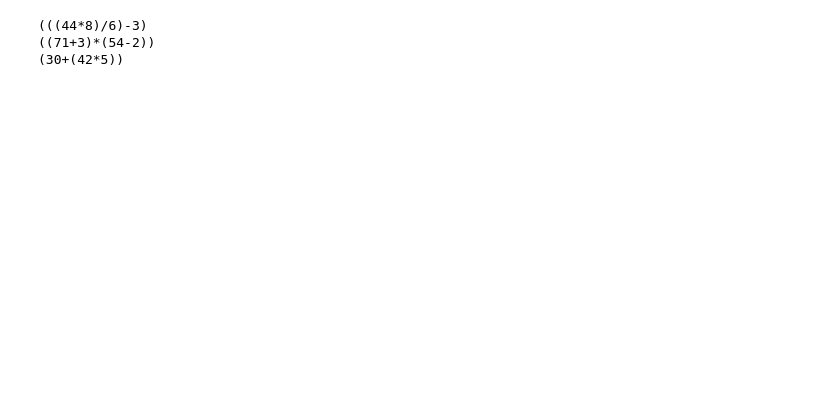
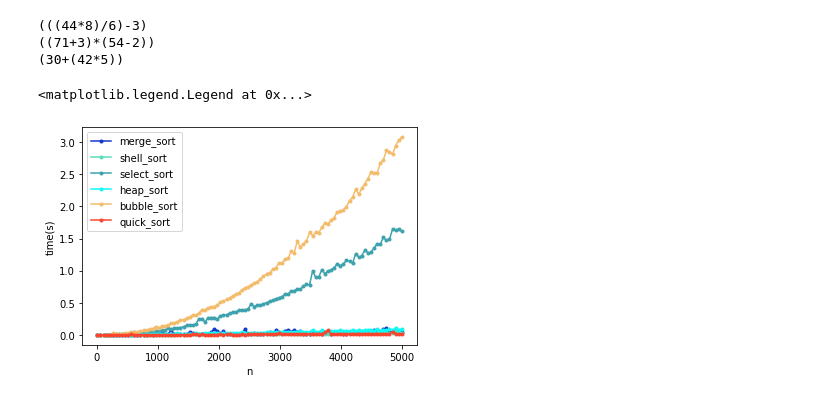
Before and after one commit to kkl116/Python_Runestone_DSA, a Jupyter notebook: Chapter_7/Chapter_7.ipynb, the cells around one changed output. Drawn from its saved outputs; the diff is of its cells as text; code cells hidden in the pictures; blank space fills up the shorter version.

```diff
--- a/Chapter_7/Chapter_7.ipynb
+++ b/Chapter_7/Chapter_7.ipynb
@@ -763,7 +771,7 @@ def eval_boolean_tree(exp_tree, **kwargs):
         #this deals with cases where 'not' is followed by further compound
         return eval('not ' + str(operand_1))
 # %%
-exp1 = 'not ((a != 2 and not (a == 3 or d == 1)) or (c == d and d == 5))'
+exp1 = 'not not not ((a != 2 and not (a == 3 or d == 1)) or (c == d and d == 5))'
 t = build_boolean_tree(exp1)
 root = draw_boolean_tree(t)
 print(eval_boolean_tree(t, a=3, b=4, c=4, d=5))
@@ -926,7 +940,7 @@ class ThreadedBinaryTree(BinarySearchTree):
         (which is the same thread updates as if root was a left or right child - ) <- Tripped me up a lot
         instead of substituting root values with child's values.
         """
-        break1 = 'here'
+        #break1 = 'here'
         if current_node.is_leaf():
             if current_node.is_left_child():
                 current_node.parent.leftThread = True
@@ -936,7 +950,7 @@ class ThreadedBinaryTree(BinarySearchTree):
                 current_node.parent.right_child = current_node.right_child
             #update threads
         elif current_node.has_children():
-            break2 = 'here'
+            #break2 = 'here'
             #case 1: right child of deleting node is the leftmode node in the right subtree
             # - here the right child replaces the deleting node directly (b/c is successor)
             successor = current_node.find_successor()
@@ -946,7 +960,7 @@ class ThreadedBinaryTree(BinarySearchTree):
             current_node.value = successor.value
 
         else:
-            break3 = 'here'
+            #break3 = 'here'
             #current_node has a child
             successor = current_node.find_successor()
             predecessor = current_node.find_predecessor()
@@ -1183,17 +1197,17 @@ class ThreadedTreeNode(BinaryTreeNode):
 
 
 
-def preorder_traversal_threaded(tree, root=None):
+def threaded_traversal(tree, root=None):
     if tree:
         if root is None:
             root = Node(tree.value)
 
         if tree.left_child and tree.leftThread==False:
             root.left = Node(tree.left_child.value)
-            preorder_traversal_threaded(tree.left_child, root=root.left)
+            threaded_traversal(tree.left_child, root=root.left)
         if tree.right_child and tree.rightThread==False:
             root.right = Node(tree.right_child.value)
-            preorder_traversal_threaded(tree.right_child, root=root.right)
+            threaded_traversal(tree.right_child, root=root.right)
 
         # if tree.leftThread and tree.left_child:
         #     print(f'{tree.key}, leftThread={tree.left_child.key}')
@@ -1204,7 +1218,7 @@ def preorder_traversal_threaded(tree, root=None):
         return root
 
 def draw_threaded_tree(tree):
-    return preorder_traversal_threaded(tree.get_root())
+    return threaded_traversal(tree.get_root())
 # %%
 #test inorder traversal threaded and non-threaded
 n_trials = 1000
@@ -1497,0 +1505,30 @@ mathematical expression and calculates the derivative of the expression with res
+# %%
+#compare heap sort with other sorts to see time complexity
+
+n_trials = 1
+min_size = 10
+max_size = 5_000
+X = np.linspace(min_size, max_size, num=100)
+Ys = []
+methods = [merge_sort, shell_sort, select_sort, heap_sort, bubble_sort, quick_sort]
+for method in methods:
+    method_y = []
+    for size in tqdm(X, leave=False):
+        size = int(size)
+        x = [random.randint(0, size) for _ in range(size)]
+        t = Timer(f"{method.__name__}(x)", f"from __main__ import x, {method.__name__}")
+        method_y.append(t.timeit(number=n_trials))
+    Ys.append(method_y)
+
+
+colours = generate_n_colours(len(methods))
+
+for method, Y, colour in zip(methods, Ys, colours):
+    plt.plot(X, Y, color=colour, marker='.', label=method.__name__)
+
+plt.xlabel('n')
+plt.ylabel('time(s)')
+plt.legend()
+# %% [output]
+<matplotlib.legend.Legend at 0x...>
+[figure, added]
```
Also changed, not shown: parts of 17 cells of this notebook, 1 other file.
